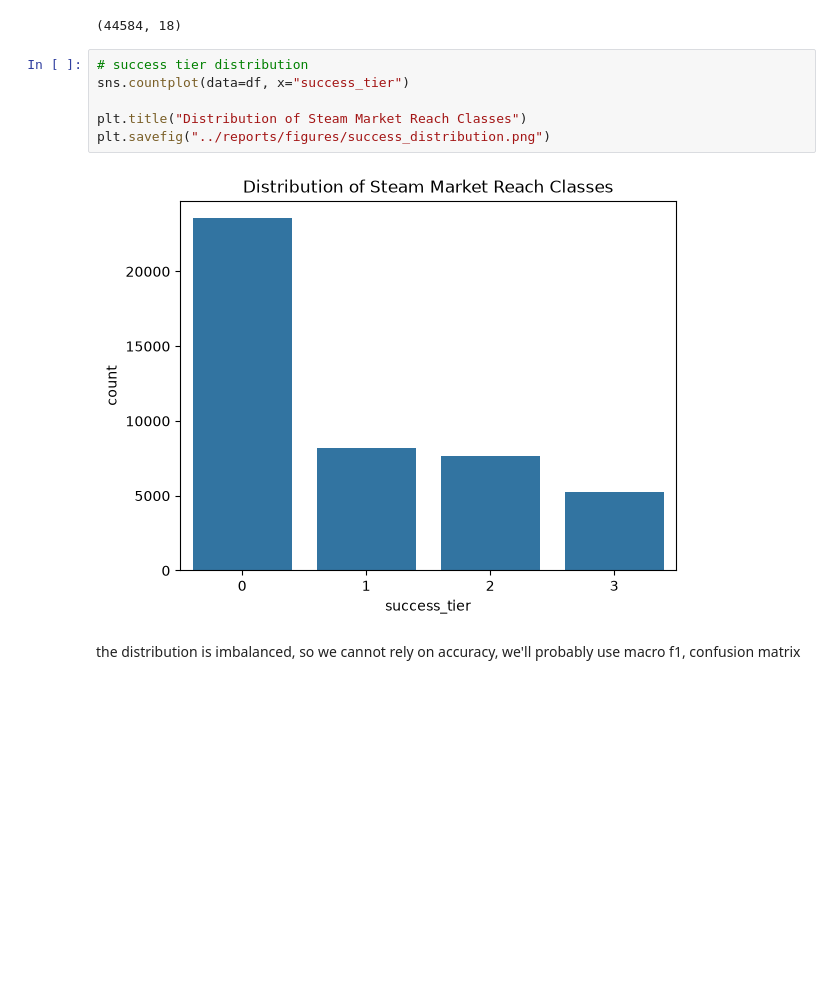
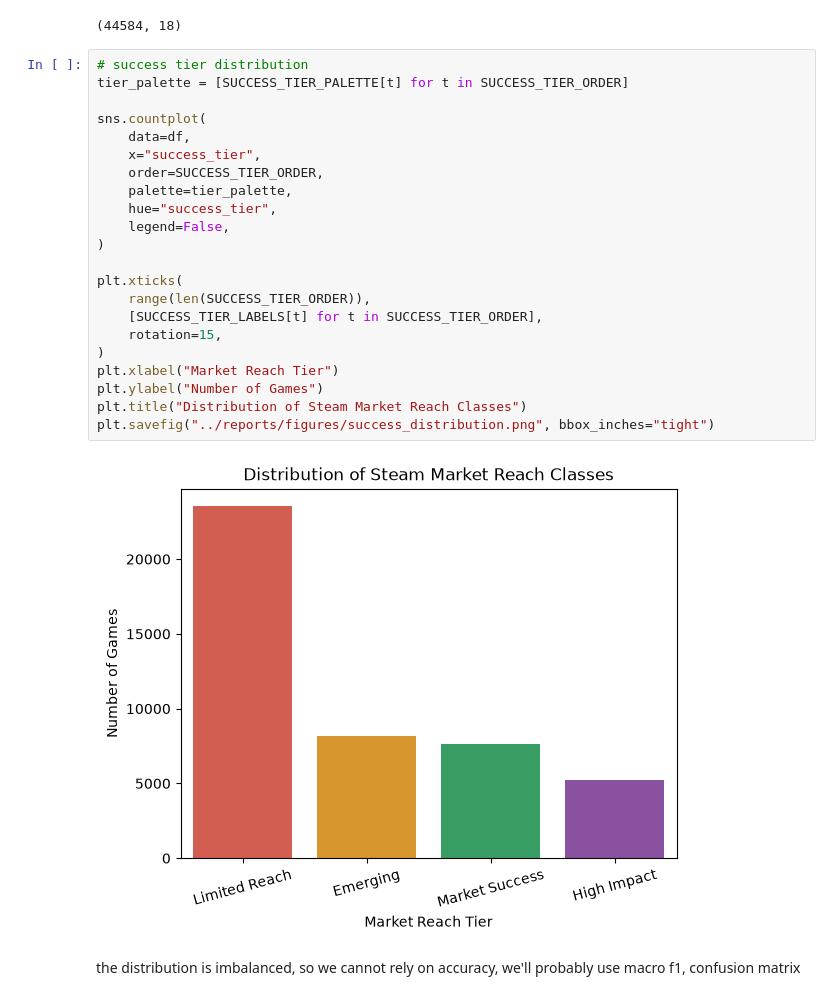
Before and after one commit to Yaksh04/steam-game-success-predictor, a Jupyter notebook: notebooks/02_eda.ipynb, the cells around one changed output. Cells and saved outputs as stored; diff of their text form; blank space fills up the shorter version.

Commit message:
changed plots

```diff
--- a/notebooks/02_eda.ipynb
+++ b/notebooks/02_eda.ipynb
@@ -23,12 +53,28 @@ df.shape
 (44584, 18)
 # %%
 # success tier distribution
-sns.countplot(data=df, x="success_tier")
+tier_palette = [SUCCESS_TIER_PALETTE[t] for t in SUCCESS_TIER_ORDER]
 
+sns.countplot(
+    data=df,
+    x="success_tier",
+    order=SUCCESS_TIER_ORDER,
+    palette=tier_palette,
+    hue="success_tier",
+    legend=False,
+)
+
+plt.xticks(
+    range(len(SUCCESS_TIER_ORDER)),
+    [SUCCESS_TIER_LABELS[t] for t in SUCCESS_TIER_ORDER],
+    rotation=15,
+)
+plt.xlabel("Market Reach Tier")
+plt.ylabel("Number of Games")
 plt.title("Distribution of Steam Market Reach Classes")
-plt.savefig("../reports/figures/success_distribution.png")
+plt.savefig("../reports/figures/success_distribution.png", bbox_inches="tight")
 # %% [output]
-[figure, old version]
+[figure, new version]
 # %% [markdown]
 the distribution is imbalanced, so we cannot rely on accuracy, we'll probably use macro f1, confusion matrix
 # %%
```
Also changed, not shown: parts of 11 cells of this notebook, 9 other files.
